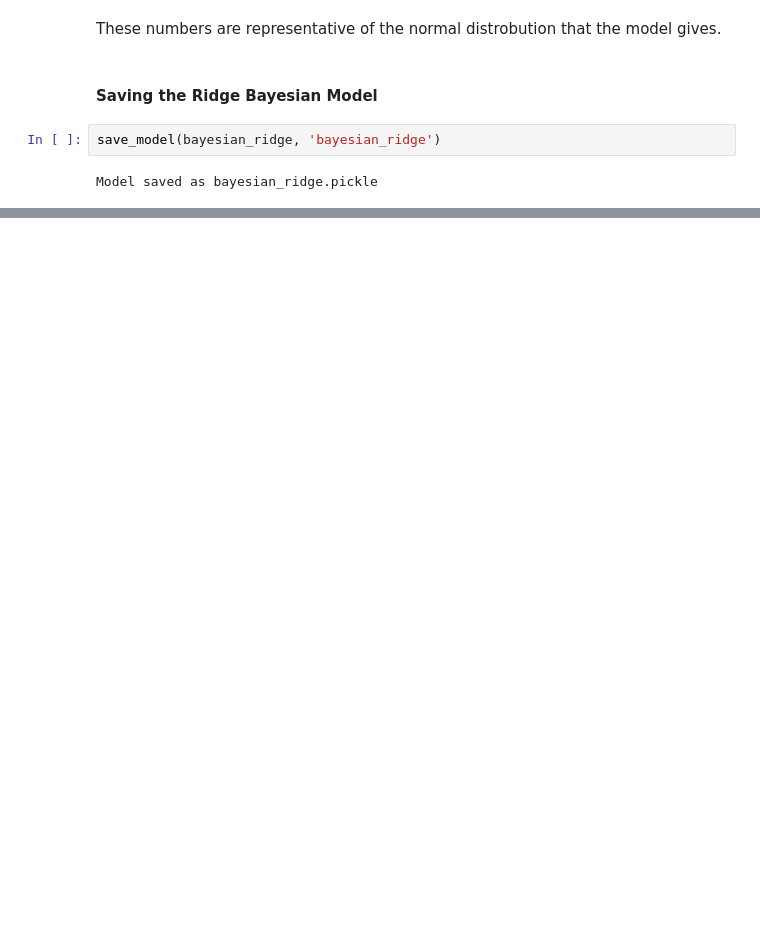
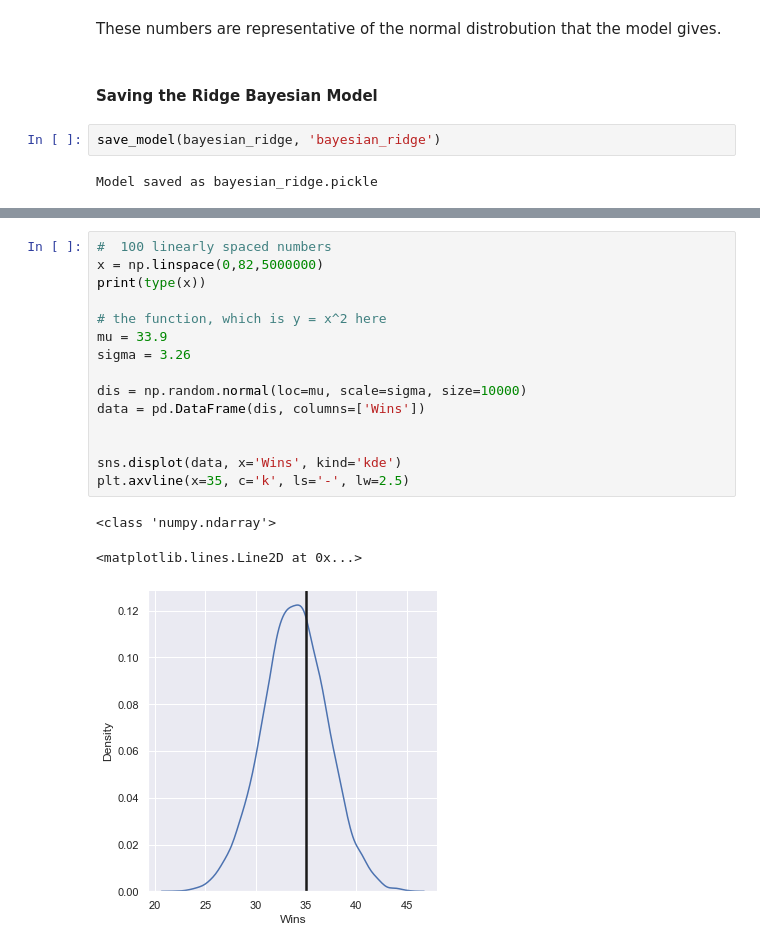
Before and after one commit to gargparthb/nba-data-analysis, a Jupyter notebook: notebooks/linear_models.ipynb, the cells around one changed output, grey strips where cells are left out. Drawn from its saved outputs; the diff is of its cells as text; blank space fills up the shorter version.

```diff
--- a/notebooks/linear_models.ipynb
+++ b/notebooks/linear_models.ipynb
@@ -293,0 +295,19 @@ Model saved as bayesian_ridge.pickle
+# %%
+#  100 linearly spaced numbers
+x = np.linspace(0,82,5000000)
+print(type(x))
+
+# the function, which is y = x^2 here
+mu = 33.9
+sigma = 3.26
+
+dis = np.random.normal(loc=mu, scale=sigma, size=10000)
+data = pd.DataFrame(dis, columns=['Wins'])
+
+
+sns.displot(data, x='Wins', kind='kde')
+plt.axvline(x=35, c='k', ls='-', lw=2.5)
+# %% [output]
+<class 'numpy.ndarray'>
+<matplotlib.lines.Line2D at 0x...>
+[figure, added]
```
Also changed, not shown: parts of 13 cells of this notebook, 18 other files.
